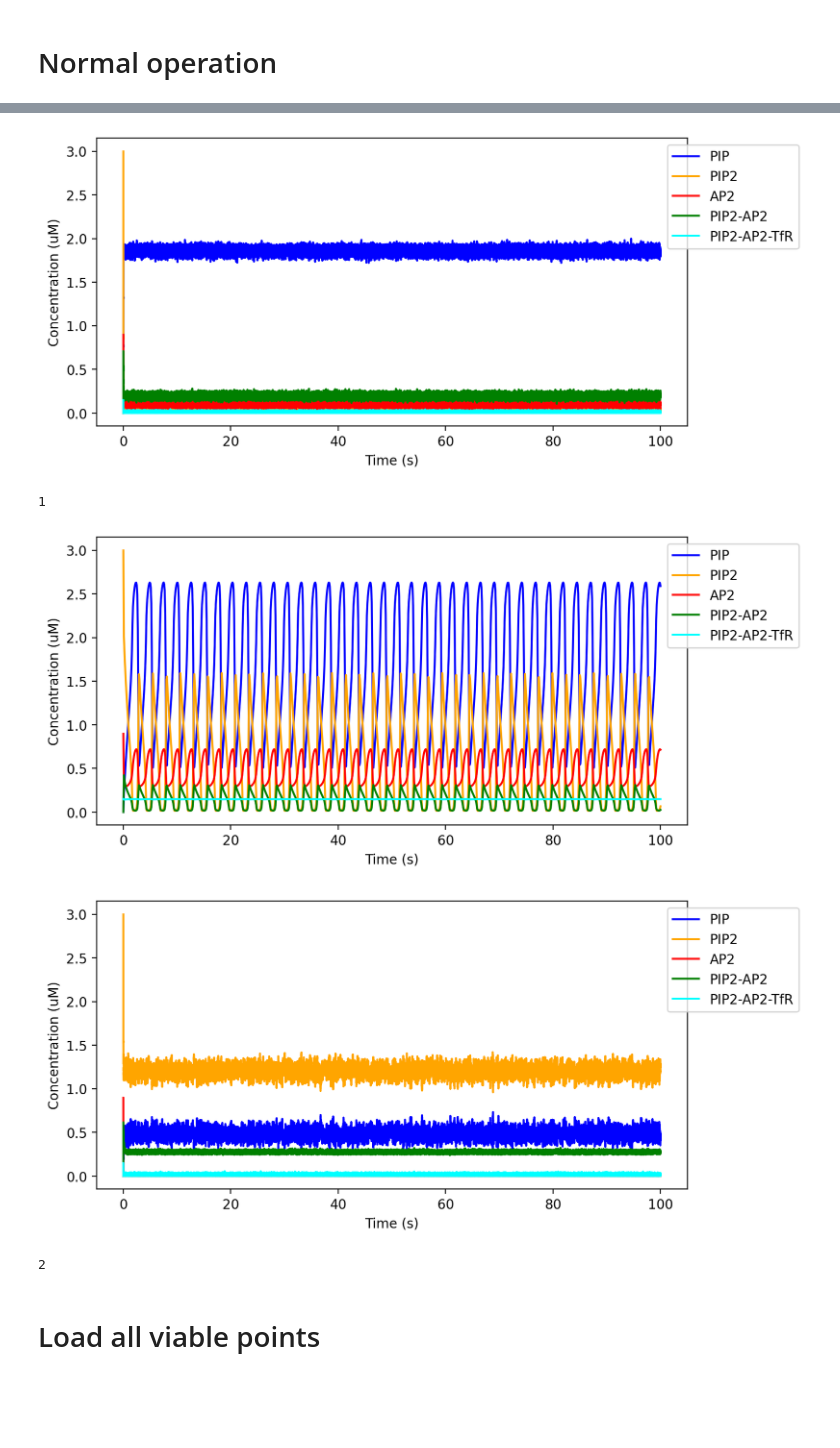
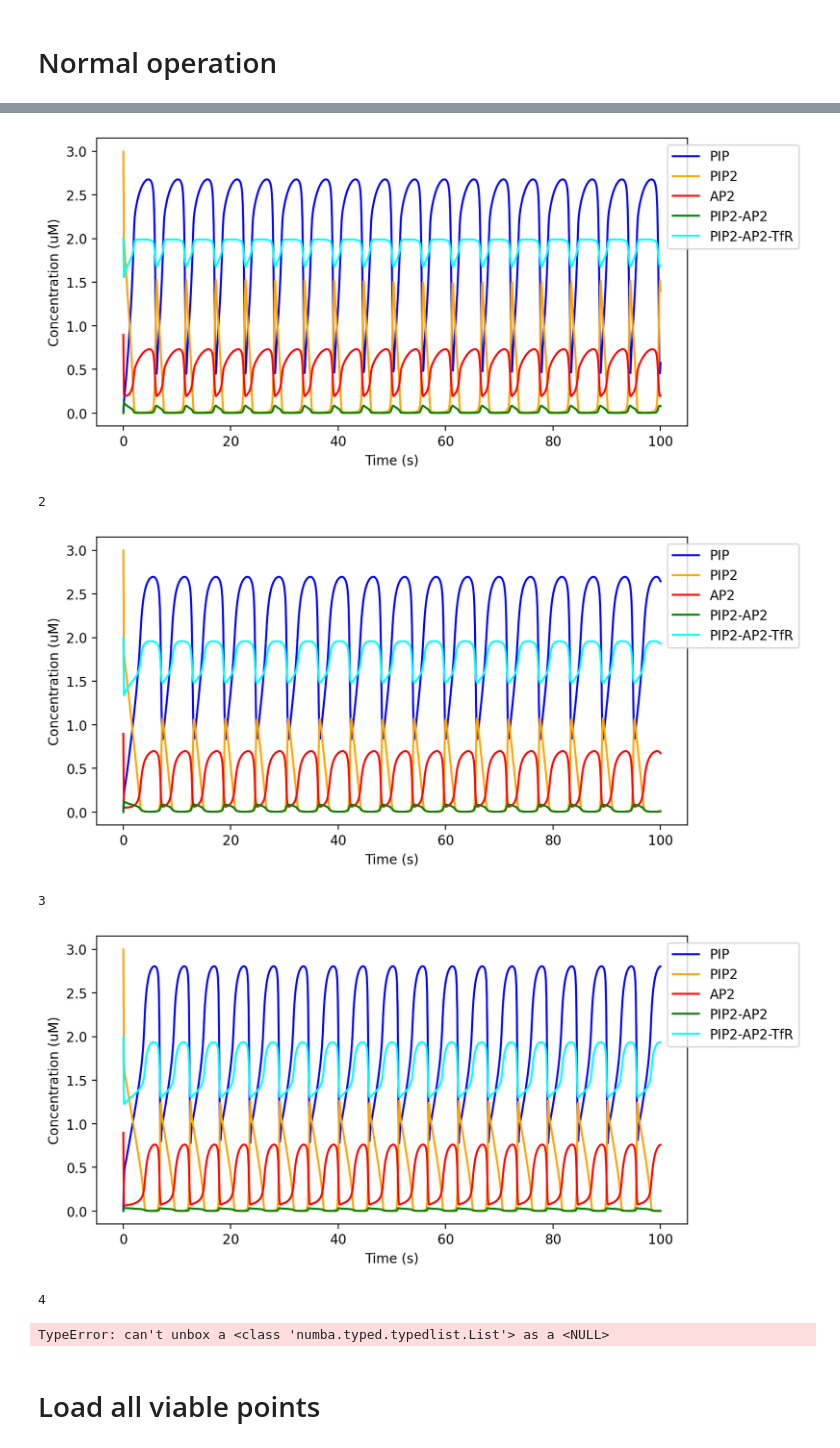
Before and after one commit to jonathanfischer97/Oscillator, a Jupyter notebook: Python/2022_simple_system/2d_troubleshooting/PEPE/11-15-22/WithCargo.ipynb, the cells around one changed output, grey strips where cells are left out. Drawn from its saved outputs; the diff is of its cells as text; code cells hidden in the pictures; blank space fills up the shorter version.

```diff
--- a/Python/2022_simple_system/2d_troubleshooting/PEPE/11-15-22/WithCargo.ipynb
+++ b/Python/2022_simple_system/2d_troubleshooting/PEPE/11-15-22/WithCargo.ipynb
@@ -122,7 +122,7 @@ class Oscillator:
 		return cost,
 
 	def costTwo(self, Y, getAmplitude = False):
-		p1 = Y[:,5]
+		p1 = Y[:,13]
 		fftData = self.getFrequencies(p1)
 		fftData = np.array(fftData)
 
@@ -798,7 +798,7 @@ class Solver:
 				# 	except IndexError:
 				# 		pass
 				self.model.plotModel(rdm_ind)
-				self.model.plotModel(rdm_ind,mode="ssa")
+				# self.model.plotModel(rdm_ind,mode="ssa")
 
 			print("Number of viable points: " + str(len(nominalValsMode)))
 			nominalVals.extend(nominalValsMode)
@@ -1166,7 +1166,7 @@ FileNotFoundError: [Errno 2] No such file or directory: '/home/local/WIN/jfisch2
 # %%
 filename =  os.path.join(".", "WithCargo")
 print(filename)
-model = Oscillator(IC_values, np.array(["ka1","kb1","kcat1","ka2","kb2","ka3","kb3","ka4","kb4","ka7","kb7","kcat7","VA","ka8","kb8"]), np.array([0,3,0.2,0.3,0,0.9,0,0,0,0,0,0,0.15,0]), mode=1)  #[0,3,0.2,0.3,0,0.9,0,0,0,0,0,0]
+model = Oscillator(IC_values, np.array(["ka1","kb1","kcat1","ka2","kb2","ka3","kb3","ka4","kb4","ka7","kb7","kcat7","VA","ka8","kb8"]), np.array([0,3,0.2,0.3,0,0.9,0,0,0,0,0,0,2,0]), mode=1)  #[0,3,0.2,0.3,0,0.9,0,0,0,0,0,0]
 solver = Solver(model, name = 'WithCargo')
 solver.run(filename)
 # %% [output]
@@ -1176,8 +1177,10 @@ solver.run(filename)
-[figure, old version]
+[figure, new version]
-1
+2
-[figure, old version]
+[figure, new version]
+3
-[figure, old version]
+[figure, new version]
-2
+4
+TypeError: can't unbox a <class 'numba.typed.typedlist.List'> as a <NULL>
 # %% [markdown]
 # Load all viable points
 # %%
```
Also changed, not shown: parts of 1 cell of this notebook, 1 other file.
